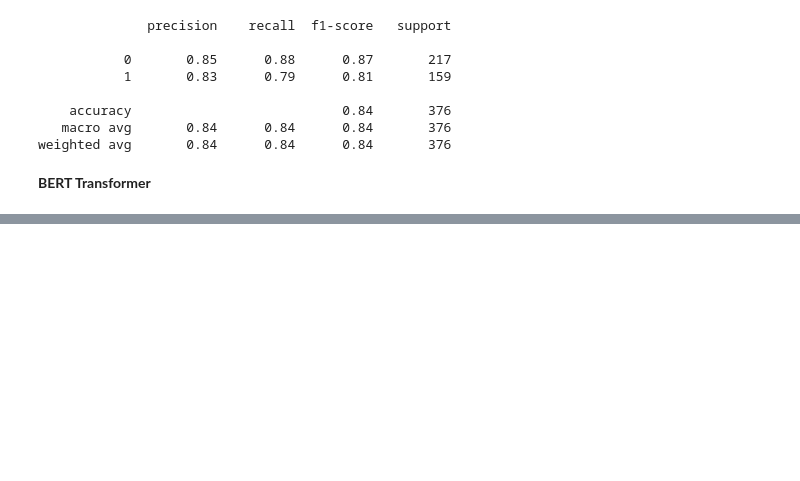
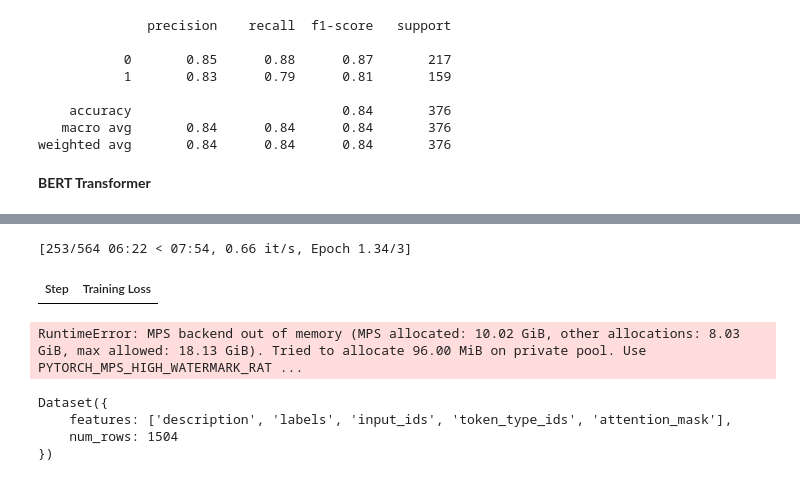
Before and after one commit to ichandramouli/fakejobs_codecarbon, a Jupyter notebook: models.ipynb, the cells around one changed output, grey strips where cells are left out. Drawn from its saved outputs; the diff is of its cells as text; code cells hidden in the pictures; blank space fills up the shorter version.

Commit message:
added part of bert model

```diff
--- a/models.ipynb
+++ b/models.ipynb
@@ -367,0 +408,8 @@ weighted avg       0.84      0.84      0.84       376
+# %%
+id2label = {0:'REAL', 1:'FRAUDULENT'}
+label2id = {'REAL':0, 'FRAUDULENT':1}
+# %%
+bert_model = AutoModelForSequenceClassification.from_pretrained("bert-base-uncased",
+                                                               num_labels=2,
+                                                               id2label=id2label,
+                                                               label2id=label2id)
@@ -367,0 +433,28 @@ weighted avg       0.84      0.84      0.84       376
+# %%
+split_dataset = tokenized_desc.train_test_split(test_size=0.2,seed=42)
+train_data = split_dataset['train']
+test_data=split_dataset['test']
+# %%
+training_args = TrainingArguments(output_dir = 'first_bert_model',
+                                  remove_unused_columns = False,
+                                 push_to_hub = False)
+
+trainer = Trainer(model=bert_model,
+                 args=training_args,
+                 train_dataset=train_data,
+                 eval_dataset=test_data,
+                 processing_class=tokenizer,
+                 data_collator=data_collator) #placeholders
+# %%
+trainer.train()
+# %% [output]
+[253/564 06:22 < 07:54, 0.66 it/s, Epoch 1.34/3]
+| Step | Training Loss |
+RuntimeError: MPS backend out of memory (MPS allocated: 10.02 GiB, other allocations: 8.03 GiB, max allowed: 18.13 GiB). Tried to allocate 96.00 MiB on private pool. Use PYTORCH_MPS_HIGH_WATERMARK_RAT ...
+# %%
+train_data
+# %% [output]
+Dataset({
+    features: ['description', 'labels', 'input_ids', 'token_type_ids', 'attention_mask'],
+    num_rows: 1504
+})
```
Also changed, not shown: parts of 21 cells of this notebook.
